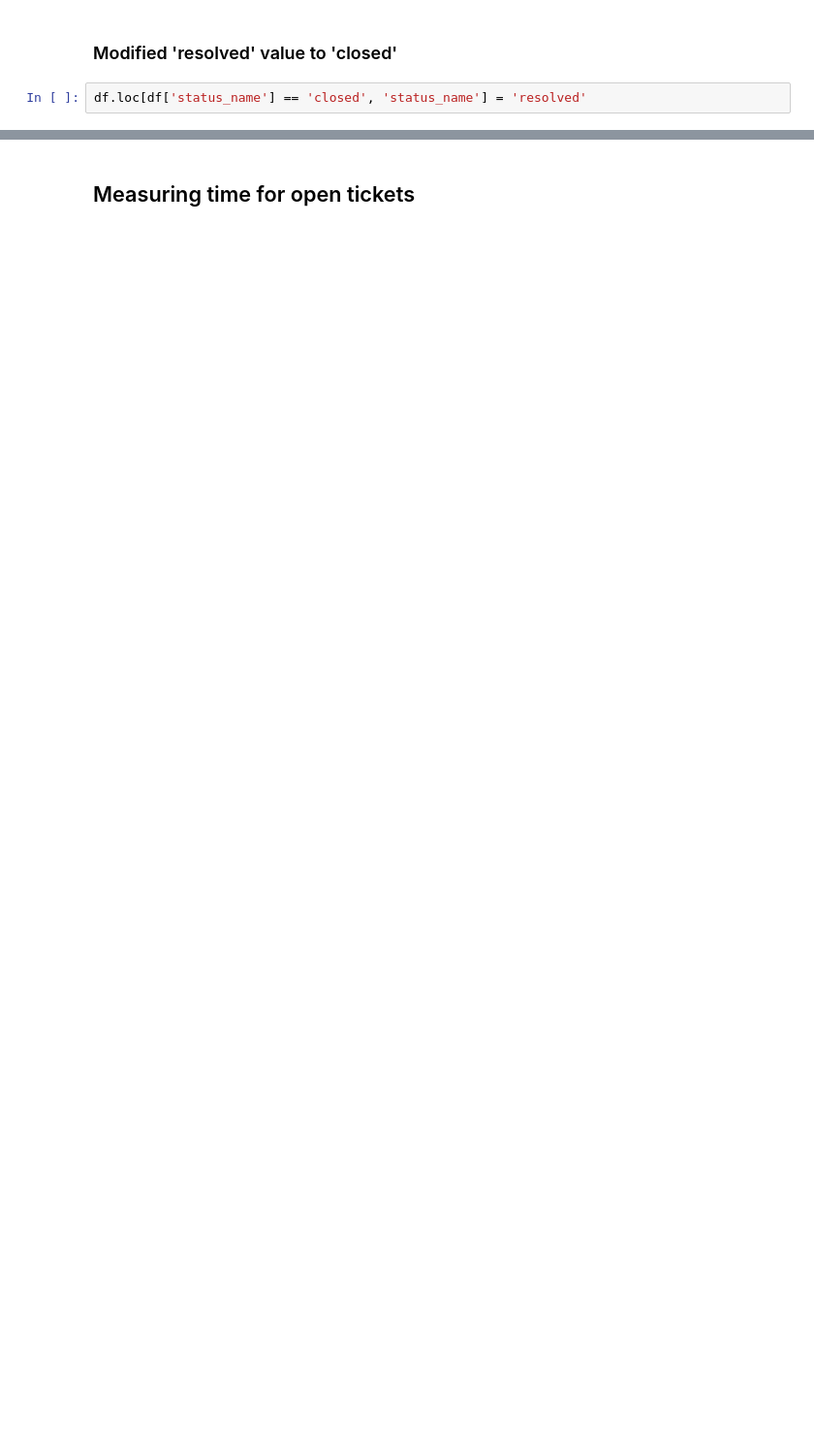
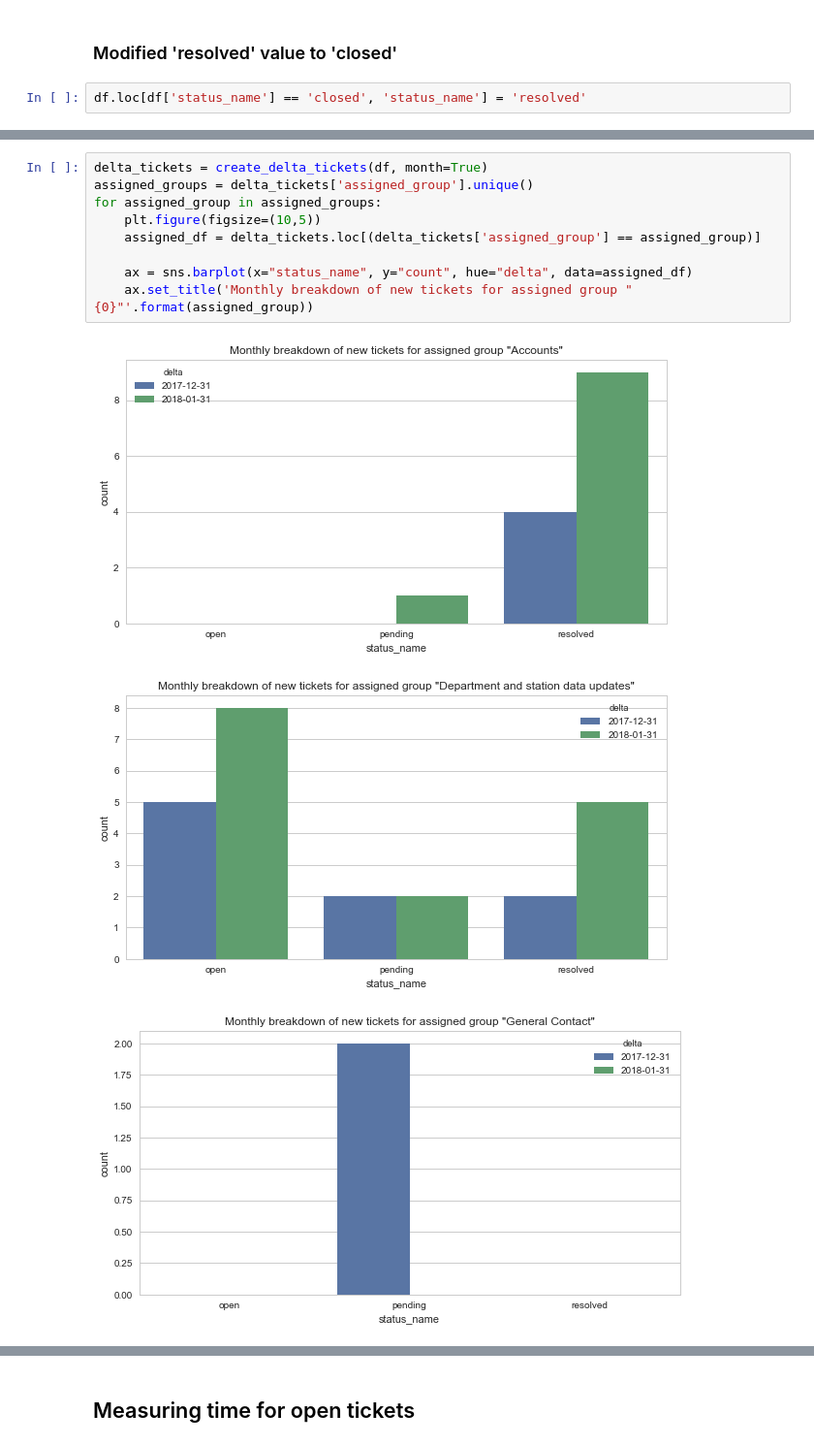
Before and after one commit to JorgeMartinezG/firecares-stats, a Jupyter notebook: Tickets analysis.ipynb, the cells around one changed output, grey strips where cells are left out. Shown at 97% size. Cells and saved outputs as stored; diff of their text form; blank space fills up the shorter version.

```diff
--- a/Tickets analysis.ipynb
+++ b/Tickets analysis.ipynb
@@ -50,0 +107,13 @@ sns.heatmap(df_heatmap, annot=True, fmt="d", cmap='BuGn')
+# %%
+delta_tickets = create_delta_tickets(df, month=True)
+assigned_groups = delta_tickets['assigned_group'].unique()
+for assigned_group in assigned_groups:
+    plt.figure(figsize=(10,5))
+    assigned_df = delta_tickets.loc[(delta_tickets['assigned_group'] == assigned_group)]
+
+    ax = sns.barplot(x="status_name", y="count", hue="delta", data=assigned_df)
+    ax.set_title('Monthly breakdown of new tickets for assigned group "{0}"'.format(assigned_group))
+# %% [output]
+[figure, added]
+[figure, added]
+[figure, added]
```
Also changed, not shown: parts of 23 cells of this notebook.
